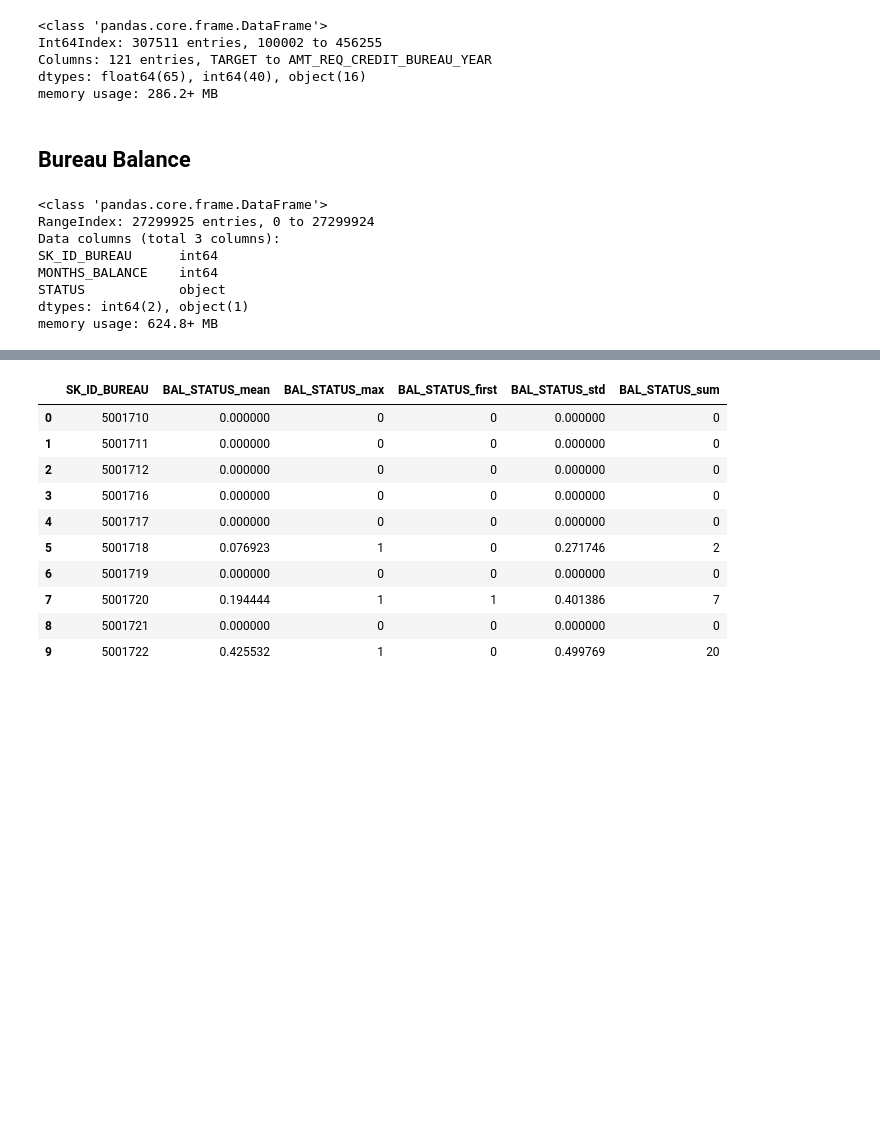
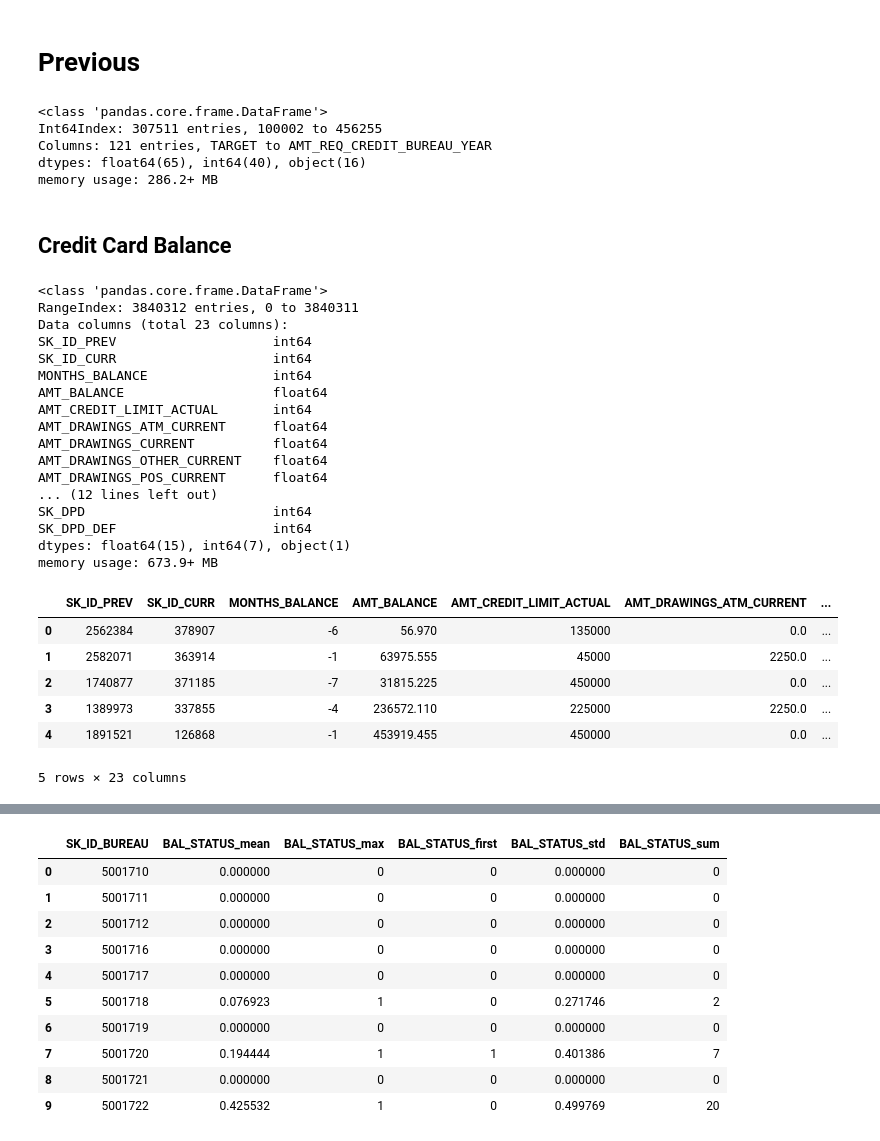
Before and after one commit to jack89roberts/kaggle-home-credit-default-risk, a Jupyter notebook: previous.ipynb, the cells around one changed output, grey strips where cells are left out. Cells and saved outputs as stored; diff of their text form; code cells hidden in the pictures; blank space fills up the shorter version.

```diff
--- a/bureau.ipynb
+++ b/previous.ipynb
@@ -3,3 +1,5 @@
+# %% [markdown]
+# Previous
 # %%
 import pandas as pd
 import numpy as np
@@ -22,17 +22,34 @@ Columns: 121 entries, TARGET to AMT_REQ_CREDIT_BUREAU_YEAR
 dtypes: float64(65), int64(40), object(16)
 memory usage: 286.2+ MB
 # %% [markdown]
-## Bureau Balance
+## Credit Card Balance
 # %%
 # load bureau balance file
-df_balance = pd.read_csv('input/bureau_balance.csv')
-df_balance.info()
+df_card = pd.read_csv('input/credit_card_balance.csv')
+df_card.info()
+df_card.head()
 # %% [output]
 <class 'pandas.core.frame.DataFrame'>
-RangeIndex: 27299925 entries, 0 to 27299924
-Data columns (total 3 columns):
-SK_ID_BUREAU      int64
-MONTHS_BALANCE    int64
-STATUS            object
-dtypes: int64(2), object(1)
-memory usage: 624.8+ MB
+RangeIndex: 3840312 entries, 0 to 3840311
+Data columns (total 23 columns):
+SK_ID_PREV                    int64
+SK_ID_CURR                    int64
+MONTHS_BALANCE                int64
+AMT_BALANCE                   float64
+AMT_CREDIT_LIMIT_ACTUAL       int64
+AMT_DRAWINGS_ATM_CURRENT      float64
+AMT_DRAWINGS_CURRENT          float64
+AMT_DRAWINGS_OTHER_CURRENT    float64
+AMT_DRAWINGS_POS_CURRENT      float64
+... (12 lines left out)
+SK_DPD                        int64
+SK_DPD_DEF                    int64
+dtypes: float64(15), int64(7), object(1)
+memory usage: 673.9+ MB
+|  | SK_ID_PREV | SK_ID_CURR | MONTHS_BALANCE | AMT_BALANCE | AMT_CREDIT_LIMIT_ACTUAL | AMT_DRAWINGS_ATM_CURRENT | ... |
+| 0 | 2562384 | 378907 | -6 | 56.970 | 135000 | 0.0 | ... |
+| 1 | 2582071 | 363914 | -1 | 63975.555 | 45000 | 2250.0 | ... |
+| 2 | 1740877 | 371185 | -7 | 31815.225 | 450000 | 0.0 | ... |
+| 3 | 1389973 | 337855 | -4 | 236572.110 | 225000 | 2250.0 | ... |
+| 4 | 1891521 | 126868 | -1 | 453919.455 | 450000 | 0.0 | ... |
+5 rows × 23 columns
```
Also changed, not shown: parts of 3 cells of this notebook, 1 other file.
